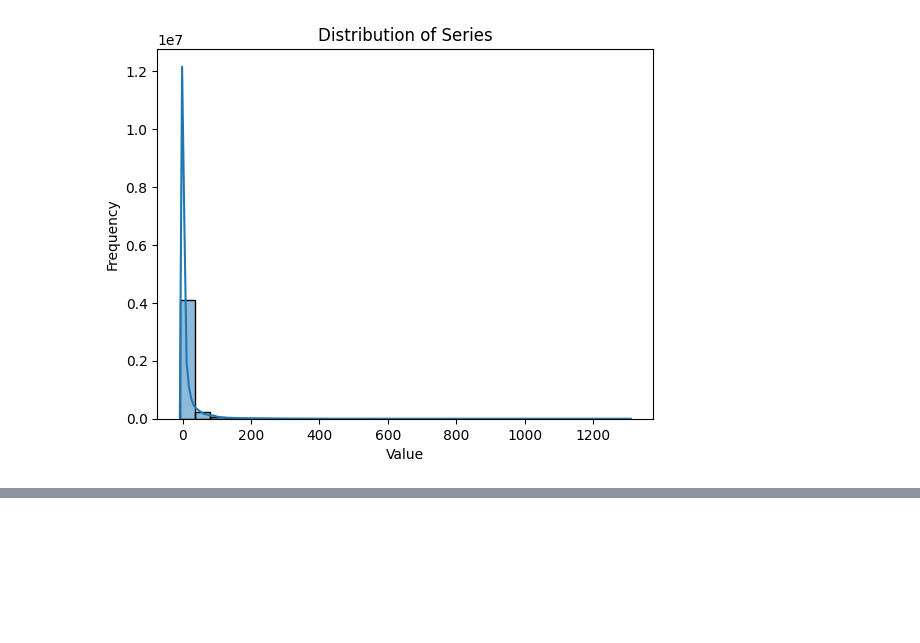
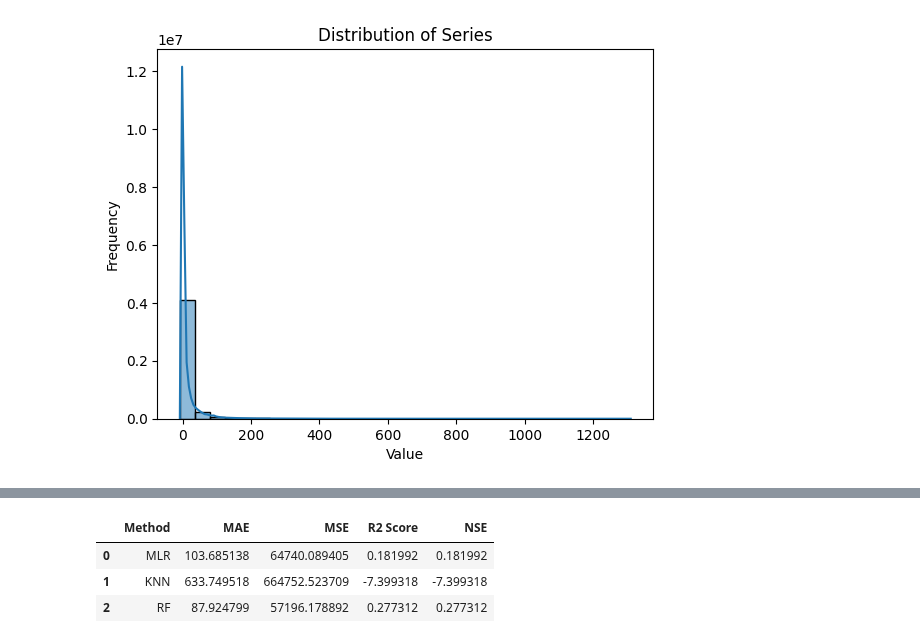
Before and after one commit to yunsupark1120/GAGEii_modeling, a Jupyter notebook: eda.ipynb, the cells around one changed output, grey strips where cells are left out. Cells and saved outputs as stored; diff of their text form; code cells hidden in the pictures; blank space fills up the shorter version.

```diff
--- a/eda.ipynb
+++ b/eda.ipynb
@@ -430,0 +467,7 @@ plt.show()
+# %%
+results_df
+# %% [output]
+|  | Method | MAE | MSE | R2 Score | NSE |
+| 0 | MLR | 103.685138 | 64740.089405 | 0.181992 | 0.181992 |
+| 1 | KNN | 633.749518 | 664752.523709 | -7.399318 | -7.399318 |
+| 2 | RF | 87.924799 | 57196.178892 | 0.277312 | 0.277312 |
```
Also changed, not shown: parts of 12 cells of this notebook, 1 other file.
